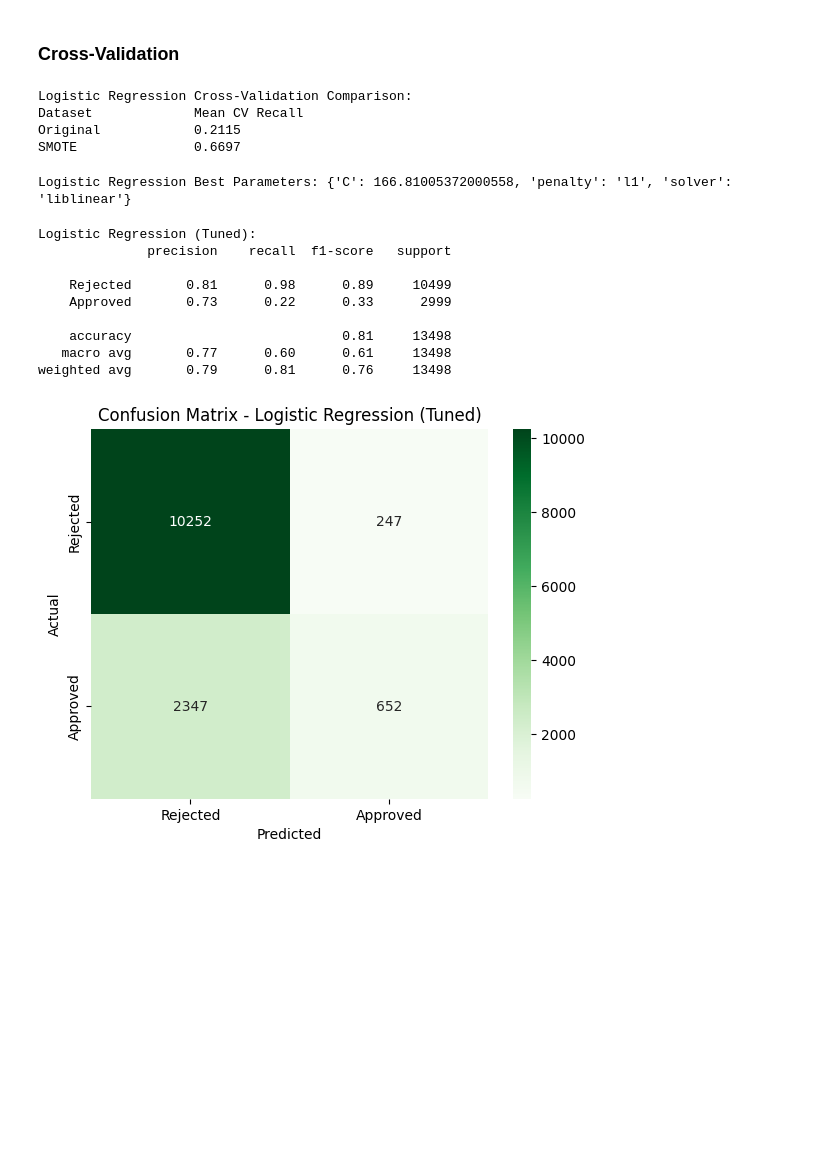
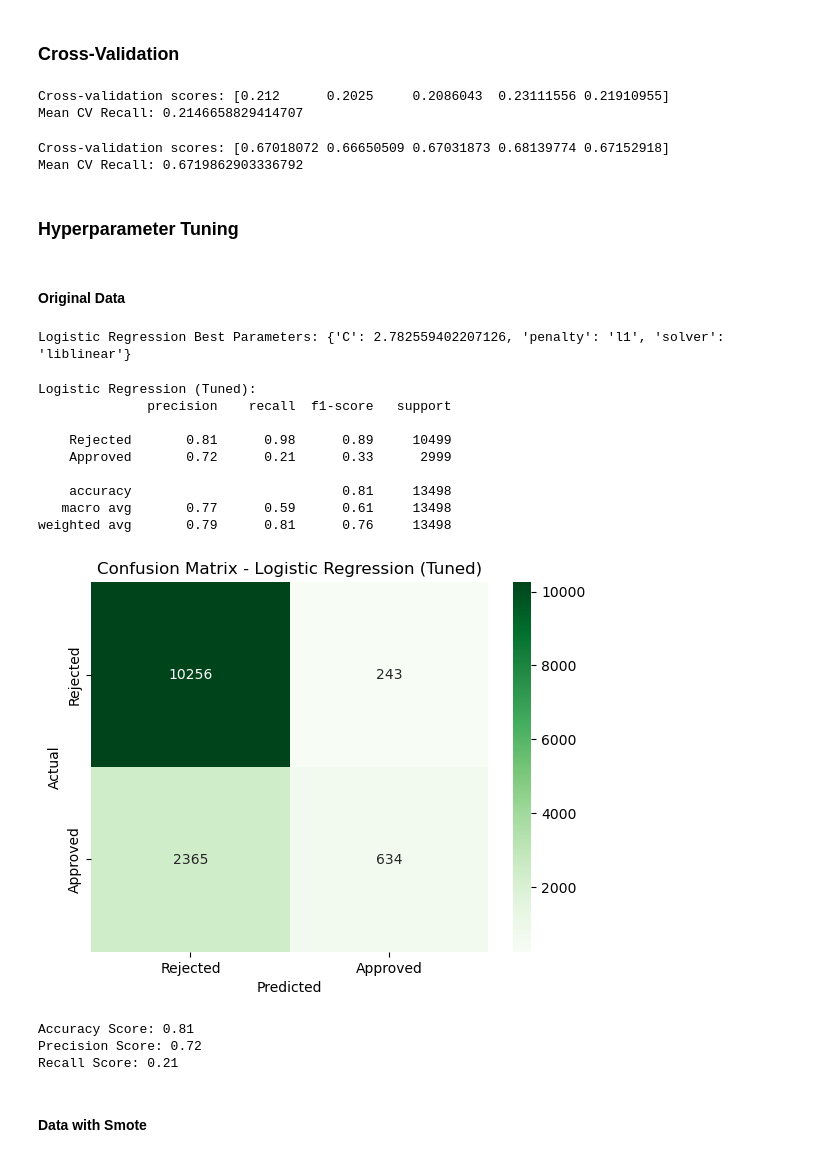
Before and after one commit to jb705249/SJU_DSS_740_Final_Project, a Jupyter notebook: Scr/modeling_logistic_regression.ipynb, the cells around one changed output. Drawn from its saved outputs; the diff is of its cells as text; code cells hidden in the pictures; blank space fills up the shorter version.

```diff
--- a/Scr/modeling_logistic_regression.ipynb
+++ b/Scr/modeling_logistic_regression.ipynb
@@ -90,7 +92,7 @@ Name: proportion, dtype: float64
 # Models
 # %%
 # Logistic Regression
-lrBase = LogisticRegression(max_iter=1000)
+lrBase = LogisticRegression(max_iter=1000, solver='saga')
 lrBase.fit(X_train_scaled, y_train)
 y_pred = lrBase.predict(X_test_scaled)
 print("Logistic Regression Accuracy:", accuracy_score(y_test, y_pred))
@@ -205,22 +207,38 @@ Specificity Score: 0.67
 # %% [markdown]
 <h3> Cross-Validation </h3>
 # %%
-# Cross-validation for Logistic Regression
-#Scores for Original data
-lr_cv_scores = cross_val_score(LogisticRegression(random_state=42, solver='liblinear'),
-                                X_train_scaled, y_train, cv=5, scoring='recall')
+# Cross-validation on the original data
+#Create the model
+lr_CV = LogisticRegression(max_iter=1000)
 
-#Scores for SMOTE data
-lr_smote_cv_scores = cross_val_score(lr_smote, X_smote_train, y_smote_train, cv=5, scoring='recall')
+#Set the number of splits
+k_folds = StratifiedKFold(n_splits=5, shuffle=True, random_state=42)
 
-print("\nLogistic Regression Cross-Validation Comparison:")
-print(f"{'Dataset':<20}{'Mean CV Recall':<20}")
-print(f"{'Original':<20}{lr_cv_scores.mean():<20.4f}")
-#print(f"{'Original w/o CV':<20}{accuracy_score(y_train, y_pred):<20.4f}")
-print(f"{'SMOTE':<20}{lr_smote_cv_scores.mean():<20.4f}")
-#print(f"{'SMOTE w/o CV':<20}{accuracy_score(y_smote_train, y_smote_pred):<20.4f}")
+#Create pipeline to scale and run the model
+pipeline = Pipeline([('scaler', scaler), ('model',lr_CV)])
+
+#Run the cross-validation and evaluate the model
+cv_scores = cross_val_score(pipeline, X, y, cv=k_folds, scoring='recall')
+print("Cross-validation scores:", cv_scores)
+print("Mean CV Recall:", cv_scores.mean())
 # %% [output]
-Logistic Regression Cross-Validation Comparison:
-Dataset             Mean CV Recall
-Original            0.2115
-SMOTE               0.6697
+Cross-validation scores: [0.212      0.2025     0.2086043  0.23111556 0.21910955]
+Mean CV Recall: 0.2146658829414707
+# %%
+# Cross-validation with SMOTE
+#Create the model
+lr_CV_smote = LogisticRegression(max_iter=1000, random_state=42, C=2.782559402207126)
+
+#Set the number of splits
+k_folds_smote = KFold(n_splits=5, shuffle=True, random_state=42)
+
+#Create pipeline to scale and run the model
+pipeline_smote = ImbPipeline([('scaler', scaler), ('smote', smote), ('model',lr_CV)])
+
+#Run the cross-validation and evaluate the model
+cv_scores_smote = cross_val_score(pipeline_smote, X, y, cv=k_folds_smote, scoring='recall')
+print("Cross-validation scores:", cv_scores_smote)
+print("Mean CV Recall:", cv_scores_smote.mean())
+# %% [output]
+Cross-validation scores: [0.67018072 0.66650509 0.67031873 0.68139774 0.67152918]
+Mean CV Recall: 0.6719862903336792
@@ -227,3 +257,7 @@ SMOTE               0.6697
+# %% [markdown]
+<h3> Hyperparameter Tuning </h3>
+# %% [markdown]
+<h4> Original Data </h4>
 # %%
 # Logistic Regression Hyperparameter Tuning
 lr_param_grid = {
@@ -232,42 +266,52 @@ lr_param_grid = {
     'solver': ['liblinear']
 }
 lr_grid_search = GridSearchCV(LogisticRegression(random_state=42),
-                               param_grid=lr_param_grid, cv=5, scoring='accuracy', n_jobs=-1)
-lr_grid_search.fit(X_train, y_train)
+                               param_grid=lr_param_grid, cv=5, scoring='recall', n_jobs=-1)
+lr_grid_search.fit(X_train_scaled, y_train)
 
 print("\nLogistic Regression Best Parameters:", lr_grid_search.best_params_)
 lr_best_model = lr_grid_search.best_estimator_
 # %% [output]
-Logistic Regression Best Parameters: {'C': 166.81005372000558, 'penalty': 'l1', 'solver': 'liblinear'}
+Logistic Regression Best Parameters: {'C': 2.782559402207126, 'penalty': 'l1', 'solver': 'liblinear'}
 # %%
 # Define string labels for display
 target_names = ['Rejected', 'Approved']
 
 # Generate predictions
-lr_tuned_predictions = lr_best_model.predict(X_test)
+lr_tuned_predictions = lr_best_model.predict(X_test_scaled)
 
 # Classification report
 print("\nLogistic Regression (Tuned):")
 print(classification_report(y_test, lr_tuned_predictions, target_names=target_names))
 
 # Confusion matrix
 cm_lr_tuned = confusion_matrix(y_test, lr_tuned_predictions, labels=[0, 1])
 sns.heatmap(cm_lr_tuned, annot=True, fmt='d', cmap='Greens',
             xticklabels=target_names, yticklabels=target_names)
 plt.xlabel('Predicted')
 plt.ylabel('Actual')
 plt.title('Confusion Matrix - Logistic Regression (Tuned)')
 plt.show()
+
+#Evaluate the model
+print('Accuracy Score: {:.2f}'.format(accuracy_score(y_test, lr_tuned_predictions)))
+print('Precision Score: {:.2f}'.format(precision_score(y_test, lr_tuned_predictions)))
+print('Recall Score: {:.2f}'.format(recall_score(y_test, lr_tuned_predictions)))
 # %% [output]
 Logistic Regression (Tuned):
               precision    recall  f1-score   support
 
     Rejected       0.81      0.98      0.89     10499
-    Approved       0.73      0.22      0.33      2999
+    Approved       0.72      0.21      0.33      2999
 
     accuracy                           0.81     13498
-   macro avg       0.77      0.60      0.61     13498
+   macro avg       0.77      0.59      0.61     13498
 weighted avg       0.79      0.81      0.76     13498
-[figure, old version]
+[figure, new version]
+Accuracy Score: 0.81
+Precision Score: 0.72
+Recall Score: 0.21
+# %% [markdown]
+<h4> Data with Smote </h4>
 # %%
 # SMOTE Logistic Regression Hyperparameter Tuning
```
Also changed, not shown: parts of 11 cells of this notebook, 1 other file.
